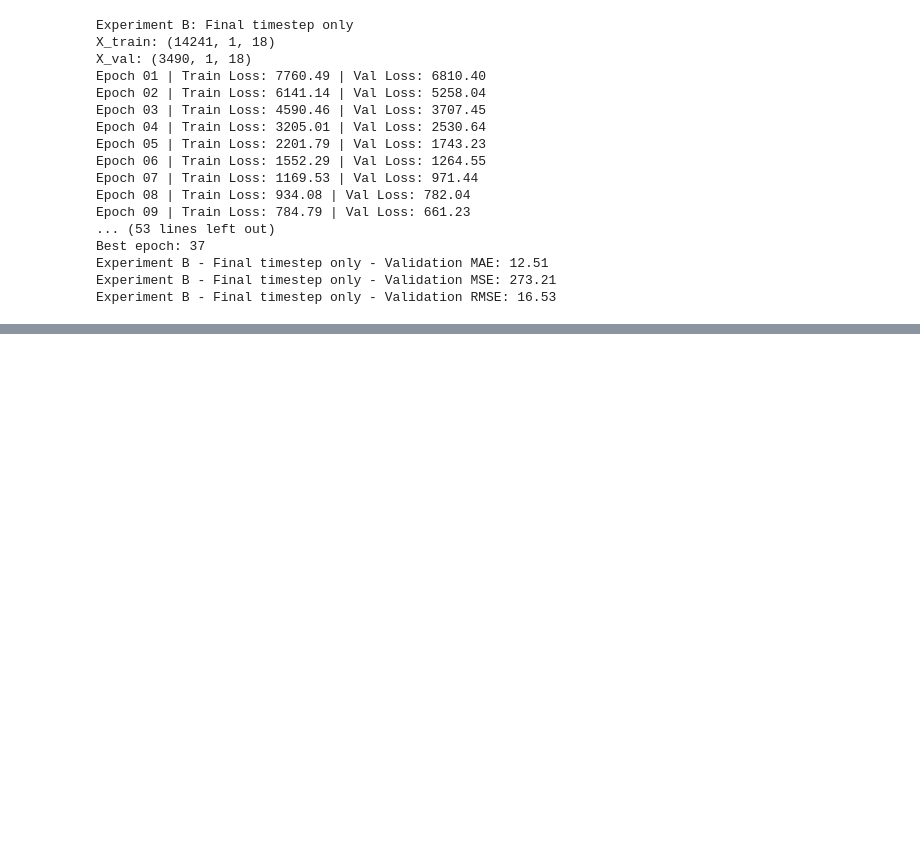
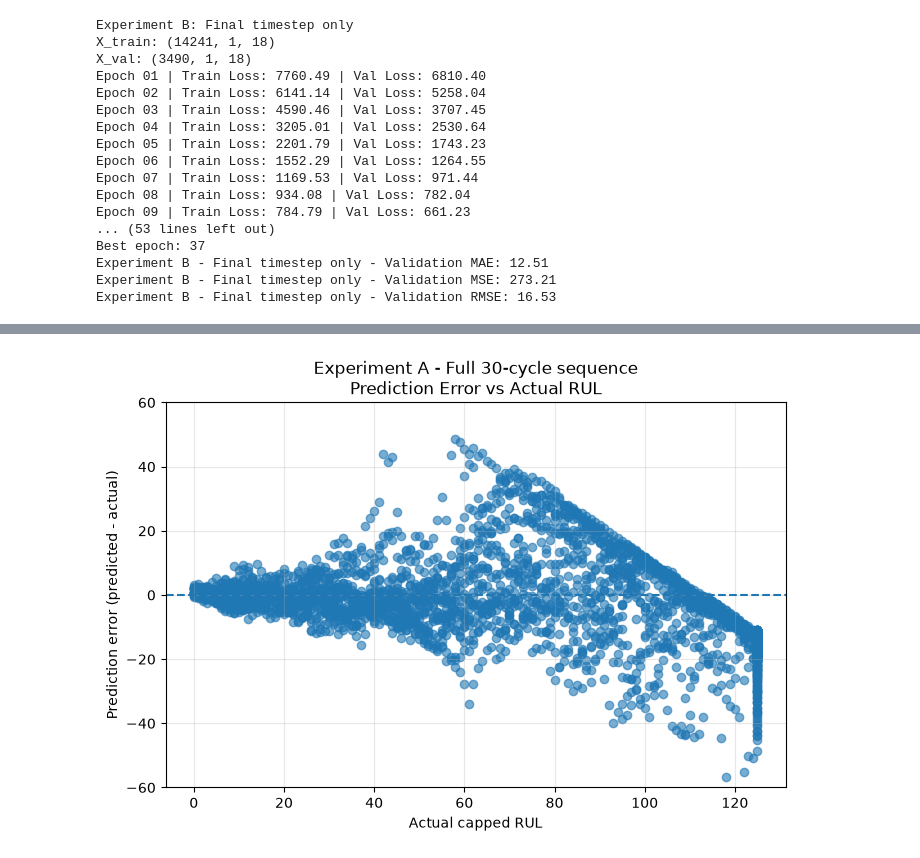
Before and after one commit to iamprakhar10/aircraft-rul-predictor, a Jupyter notebook: notebooks/02_temporal_ablation.ipynb, the cells around one changed output, grey strips where cells are left out. Cells and saved outputs as stored; diff of their text form; code cells hidden in the pictures; blank space fills up the shorter version.

```diff
--- a/notebooks/02_temporal_ablation.ipynb
+++ b/notebooks/02_temporal_ablation.ipynb
@@ -917,0 +1168,8 @@ Experiment B - Final timestep only - Validation RMSE: 16.53
+# %%
+plot_prediction_error(
+    y_val_full,
+    results_full["predictions"],
+    "Experiment A - Full 30-cycle sequence",
+)
+# %% [output]
+[figure, added]
```
Also changed, not shown: parts of 7 cells of this notebook.
